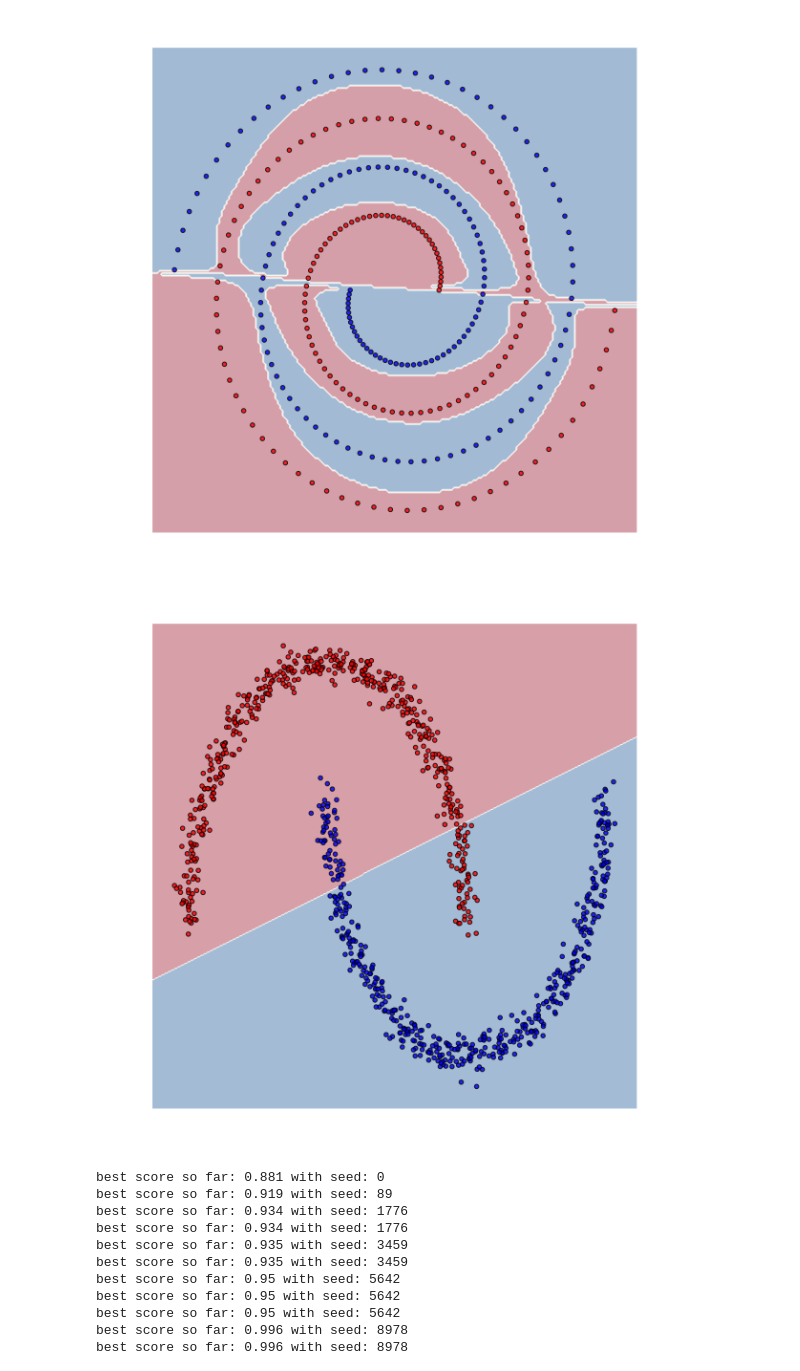
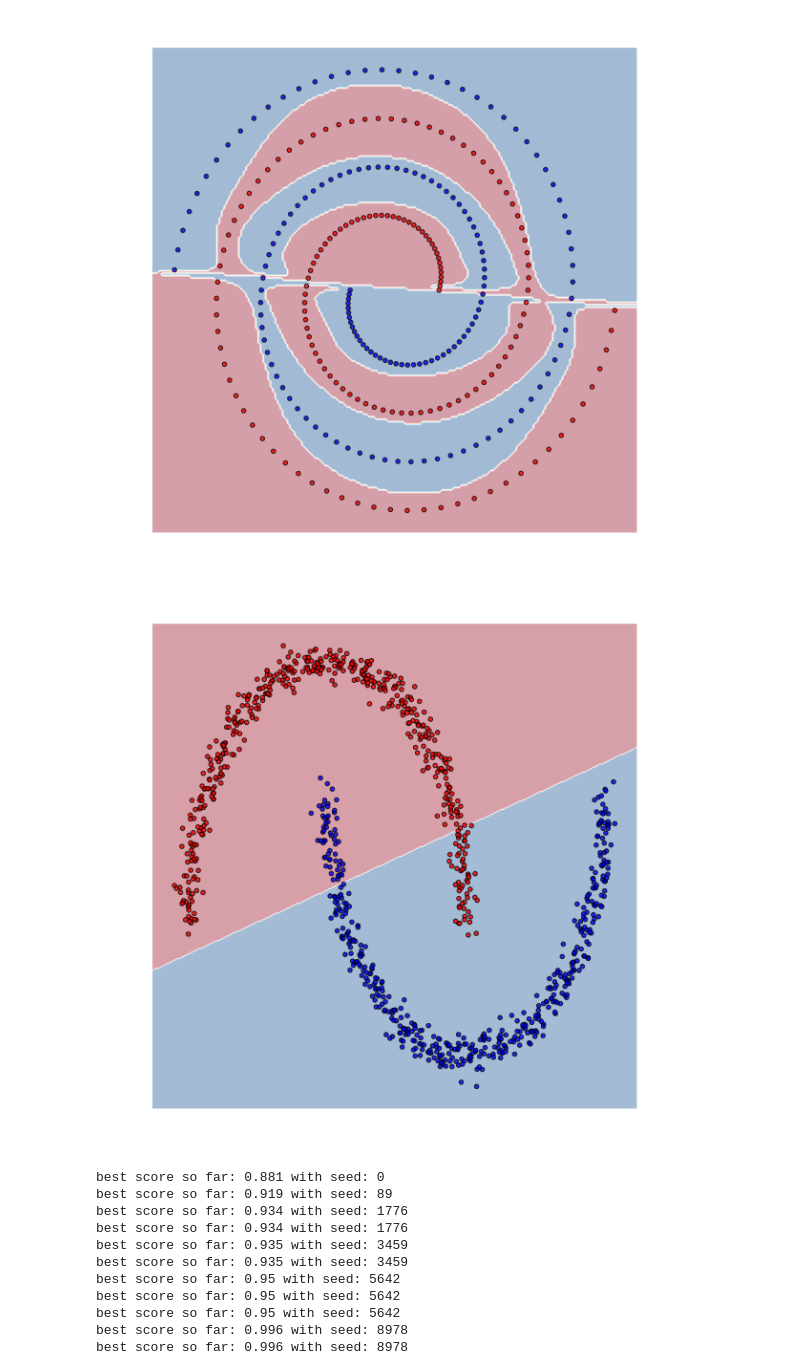
Before and after one commit to kudkudak/r2-learner, a Jupyter notebook: notebooks/plots.ipynb, the cells around one changed output. Cells and saved outputs as stored; diff of their text form; code cells hidden in the pictures.

```diff
--- a/notebooks/plots.ipynb
+++ b/notebooks/plots.ipynb
@@ -165,59 +165,59 @@ model = R2SVMLearner(seed=14089, use_linear_svc=True, depth=3, beta=0.9, fit_c=N
                       activation='sigmoid')
 
 fail_model = R2SVMLearner(seed=234, use_linear_svc=True, depth=3, beta=0.9, fit_c=None, use_prev=False, scale=True,
                  activation='sigmoid')
 
 moon = cPickle.load(open(os.path.join(c['DATA_DIR'], 'moons'), 'r'))
 
 X = MinMaxScaler((-1,1)).fit_transform(moon.data)
 Y = moon.target
 Y_pred = model.fit(X,Y).predict(X)
 
 model.fit(X, Y)
 fail_model.fit(X, Y)
 
 cm_data = ListedColormap(['#FF0000', '#0000FF'])
 cm_cont = plt.cm.RdBu
 
 N = 300
 x, y = np.linspace(X[:,0].min() - 0.1, X[:,0].max() + 0.1, N),  np.linspace(X[:,1].min() - 0.1, X[:,1].max() + 0.1, N)
 xx, yy = np.meshgrid(x, y)
 grid = np.c_[xx.ravel(), yy.ravel()]
 predictions = model.predict(grid, all_layers=True)
 fail_predictions = fail_model.predict(grid)
 
-fig_moon_fail = plt.figure(figsize=(10,10))
-layer_1 = fig_moon_fail.add_subplot(1, 1, 1)
-layer_1.set_aspect(1)
+# fig_moon_fail = plt.figure(figsize=(10,10))
+# layer_1 = fig_moon_fail.add_subplot(1, 1, 1)
+# layer_1.set_aspect(1)
 
-layer_1.contourf(grid[:,0].reshape(N,N), grid[:,1].reshape(N,N),
-            fail_predictions.reshape(N,N), cmap=cm_cont, alpha=0.4, antialiased=True)
-layer_1.scatter(X[:,0], X[:,1], c=Y, cmap=cm_data, alpha=0.8)
-# layer_1.plot([0, fail_model.W[1][1][1,0] - fail_model.W[1][1][0,0]],
-#              [0, fail_model.W[1][1][1,1] -  fail_model.W[1][1][0,1]],
+# layer_1.contourf(grid[:,0].reshape(N,N), grid[:,1].reshape(N,N),
+#             fail_predictions.reshape(N,N), cmap=cm_cont, alpha=0.4, antialiased=True)
+# layer_1.scatter(X[:,0], X[:,1], c=Y, cmap=cm_data, alpha=0.8)
+# # layer_1.plot([0, fail_model.W[1][1][1,0] - fail_model.W[1][1][0,0]],
+# #              [0, fail_model.W[1][1][1,1] -  fail_model.W[1][1][0,1]],
+# #              'k-', lw=4, c='r')
+# layer_1.axis('off')
+
+# plt.savefig('moon_fail.png', bbox_inches='tight')
+
+fig_moon_win = plt.figure(figsize=(10,10))
+
+layer_3 = fig_moon_win.add_subplot(1, 1, 1)
+layer_3.set_aspect(1)
+
+layer_3.contourf(grid[:,0].reshape(N,N), grid[:,1].reshape(N,N),
+            predictions[0].reshape(N,N), cmap=cm_cont, alpha=0.4, antialiased=True)
+layer_3.scatter(X[:,0], X[:,1], c=Y, cmap=cm_data, alpha=0.8)
+# layer_3.plot([0, model.W[1][0][1,0] - model.W[1][0][0,0]],
+#              [0, model.W[1][0][1,1] -  model.W[1][0][0,1]],
 #              'k-', lw=4, c='r')
-layer_1.axis('off')
+layer_3.axis('off')
 
-plt.savefig('moon_fail.png', bbox_inches='tight')
-
-# fig_moon_win = plt.figure(figsize=(10,10))
-
-# layer_3 = fig_moon_win.add_subplot(1, 1, 1)
-# layer_3.set_aspect(1)
-
-# layer_3.contourf(grid[:,0].reshape(N,N), grid[:,1].reshape(N,N),
-#             predictions[2].reshape(N,N), cmap=cm_cont, alpha=0.4, antialiased=True)
-# layer_3.scatter(X[:,0], X[:,1], c=Y, cmap=cm_data, alpha=0.8)
-# # layer_3.plot([0, model.W[1][1][1,0] - model.W[1][1][0,0]],
-# #              [0, model.W[1][1][1,1] -  model.W[1][1][0,1]],
-# #              'k-', lw=4, c='r')
-# layer_3.axis('off')
-
-# plt.savefig('moon_win.png', bbox_inches='tight')
+plt.savefig('moon_0.png', bbox_inches='tight')
 
 # plt.savefig('moons.png', bbox_inches='tight')
 # %% [output]
-[figure, old version]
+[figure, new version]
 # %%
 X = MinMaxScaler((-1,1)).fit_transform(moon.data)
 Y = moon.target
```
Also changed, not shown: 9 other files.
